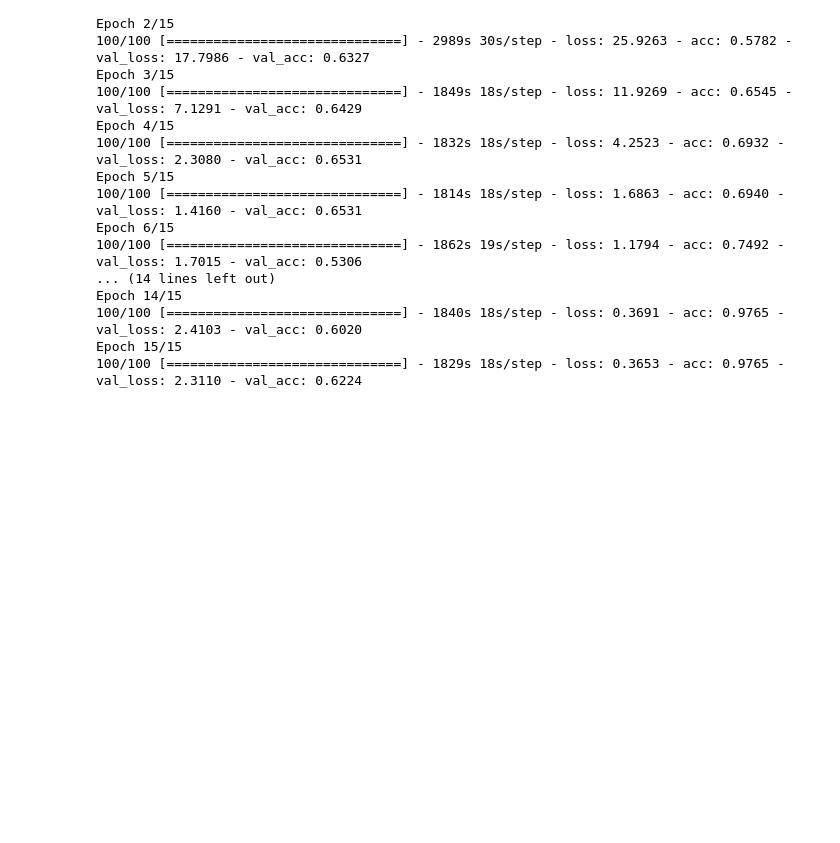
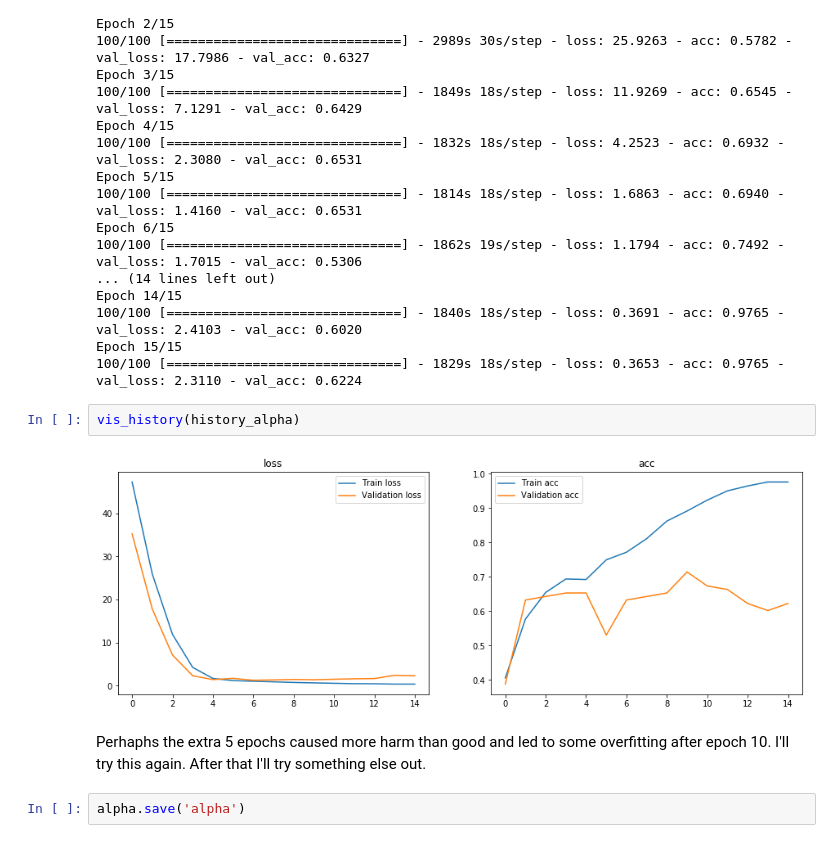
Before and after one commit to Booandlean/Fe_Final_Project, a Jupyter notebook: Notebooks_Phase_2/Modeling_2_p2.ipynb, the cells around one changed output. Drawn from its saved outputs; the diff is of its cells as text; blank space fills up the shorter version.

```diff
--- a/Notebooks_Phase_2/Modeling_2_p2.ipynb
+++ b/Notebooks_Phase_2/Modeling_2_p2.ipynb
@@ -140,3 +140,11 @@ Epoch 14/15
 100/100 [==============================] - 1840s 18s/step - loss: 0.3691 - acc: 0.9765 - val_loss: 2.4103 - val_acc: 0.6020
 Epoch 15/15
 100/100 [==============================] - 1829s 18s/step - loss: 0.3653 - acc: 0.9765 - val_loss: 2.3110 - val_acc: 0.6224
+# %%
+vis_history(history_alpha)
+# %% [output]
+[figure, added]
+# %% [markdown]
+Perhaphs the extra 5 epochs caused more harm than good and led to some overfitting after epoch 10. I'll try this again. After that I'll try something else out.
+# %%
+alpha.save('alpha')
```
Also changed, not shown: parts of 1 cell of this notebook, 2 other files.
